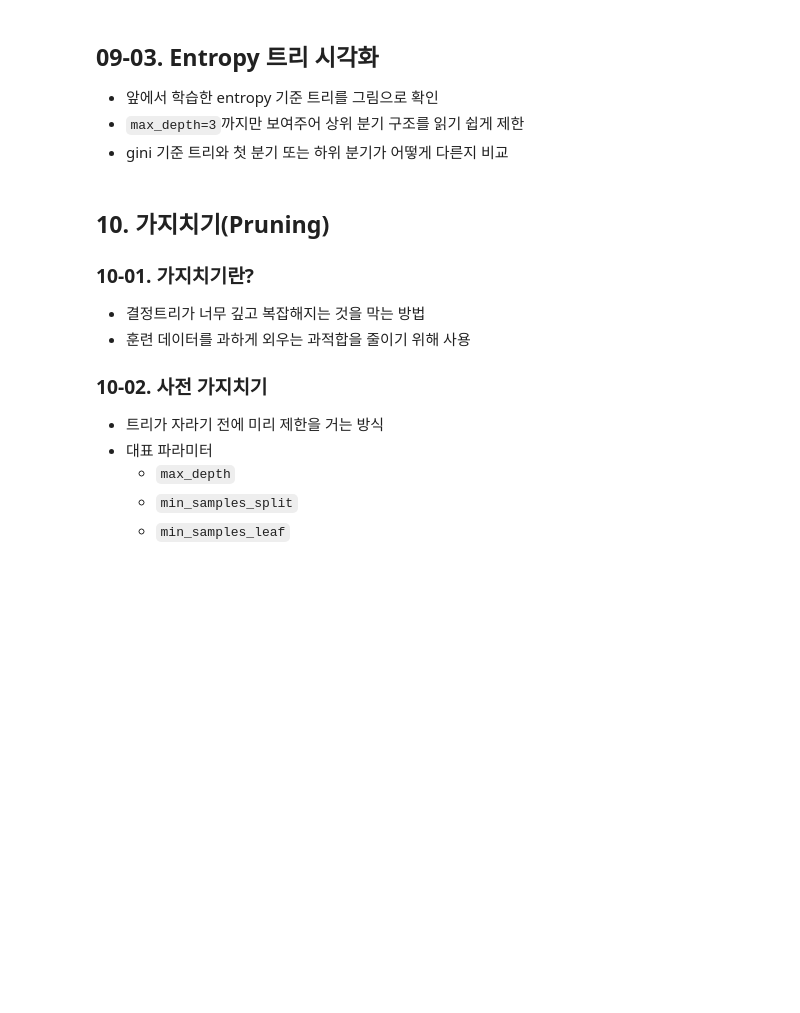
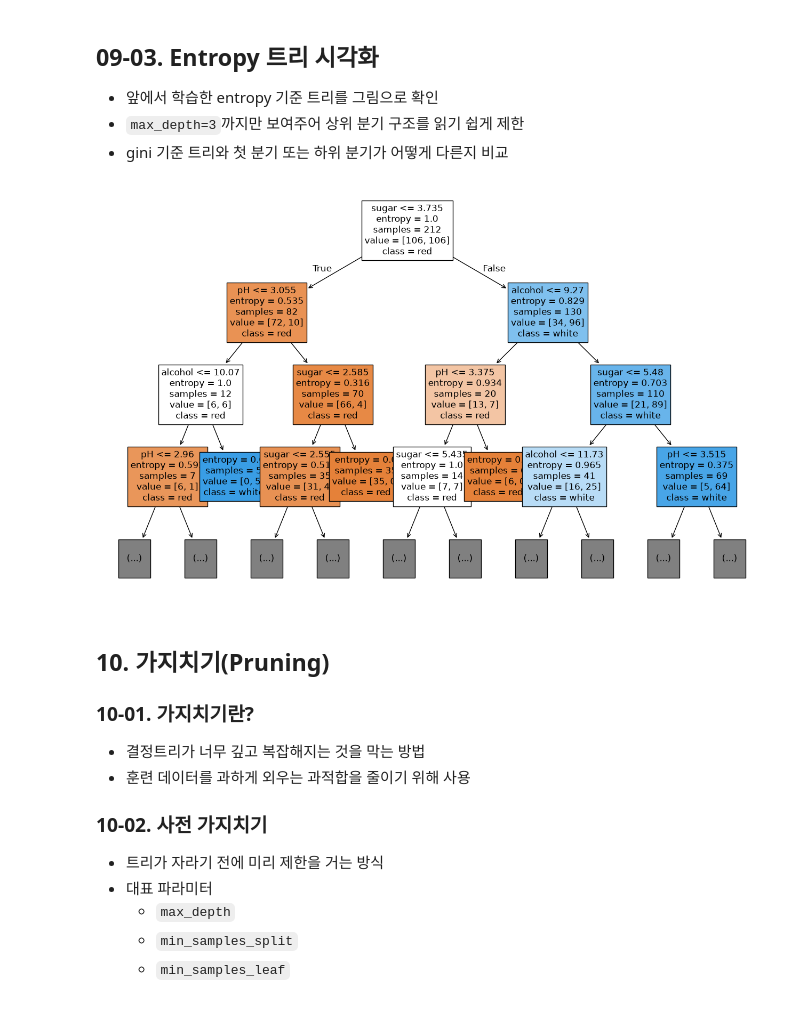
Before and after one commit to skn-family-ai-studybank/06_machine_learning, a Jupyter notebook: 04_decision_tree_svm/01_decision_tree_classifier.ipynb, the cells around one changed output. Saved outputs shown, nothing was run; the diff lists cells and outputs as text; code cells hidden in the pictures; blank space fills up the shorter version.

```diff
--- a/04_decision_tree_svm/01_decision_tree_classifier.ipynb
+++ b/04_decision_tree_svm/01_decision_tree_classifier.ipynb
@@ -228,6 +399,22 @@ Entropy = -Σ(pk * log2(pk))
 - 앞에서 학습한 entropy 기준 트리를 그림으로 확인
 - `max_depth=3`까지만 보여주어 상위 분기 구조를 읽기 쉽게 제한
 - gini 기준 트리와 첫 분기 또는 하위 분기가 어떻게 다른지 비교
+# %%
+plt.figure(figsize=(16, 10))
+plot_tree(
+    wine_dt_clf_entropy,
+    max_depth=3,
+    filled=True,
+    feature_names=X.columns,
+    class_names=['red', 'white'],
+    fontsize=12
+)
+plt.savefig('dt_tree_wine_by_entropy.png', dpi=300, bbox_inches='tight')
+plt.show()
+
+# criterion 종류에 따라 트리으 분기 구조나 leaf node 분포가 달라질 수 있다.
+# %% [output]
+[figure, added]
 # %% [markdown]
 ## 10. 가지치기(Pruning)
 
```
Also changed, not shown: parts of 8 cells of this notebook, 3 other files.
